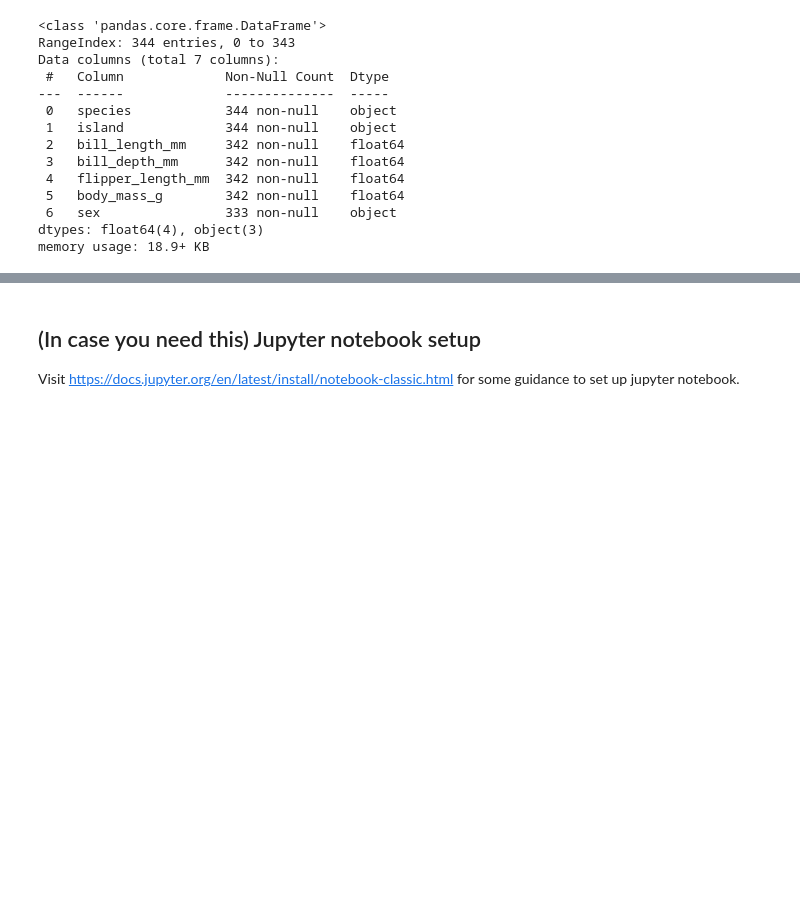
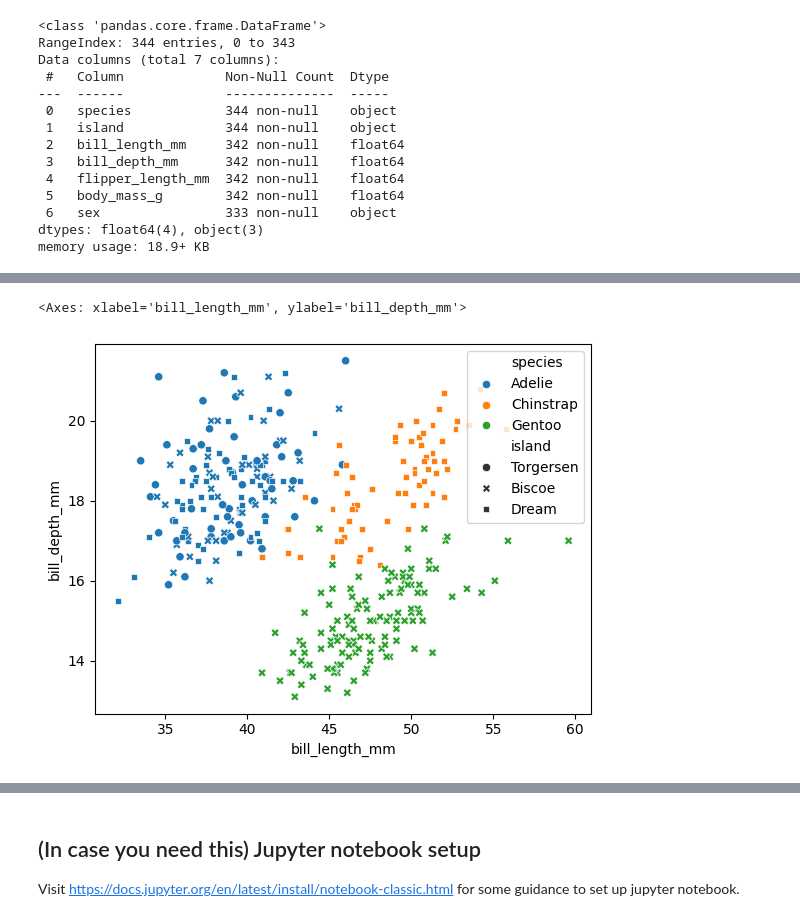
Before and after one commit to caranugent/DE300, a Jupyter notebook: _sources/notes/02-exploratory-data-analysis-class.ipynb, the cells around one changed output, grey strips where cells are left out. Saved outputs shown, nothing was run; the diff lists cells and outputs as text; code cells hidden in the pictures; blank space fills up the shorter version.

```diff
--- a/_sources/notes/02-exploratory-data-analysis-class.ipynb
+++ b/_sources/notes/02-exploratory-data-analysis-class.ipynb
@@ -271,0 +297,13 @@ memory usage: 18.9+ KB
+# %%
+# Do the penguin sizes differ by species, or where they live?
+
+# sns.pairplot(penguins, hue = 'species')
+
+# sns.scatterplot(x ='island', y='body_mass_g', data=penguins, hue='species')
+
+sns.scatterplot(x='bill_length_mm', y='bill_depth_mm', hue='species', style='island', data=penguins)
+
+# sns.scatterplot(x='bill_length_mm', y='bill_depth_mm', hue='island', style='species', data=penguins)
+# %% [output]
+<Axes: xlabel='bill_length_mm', ylabel='bill_depth_mm'>
+[figure, added]
```
Also changed, not shown: parts of 7 cells of this notebook.
